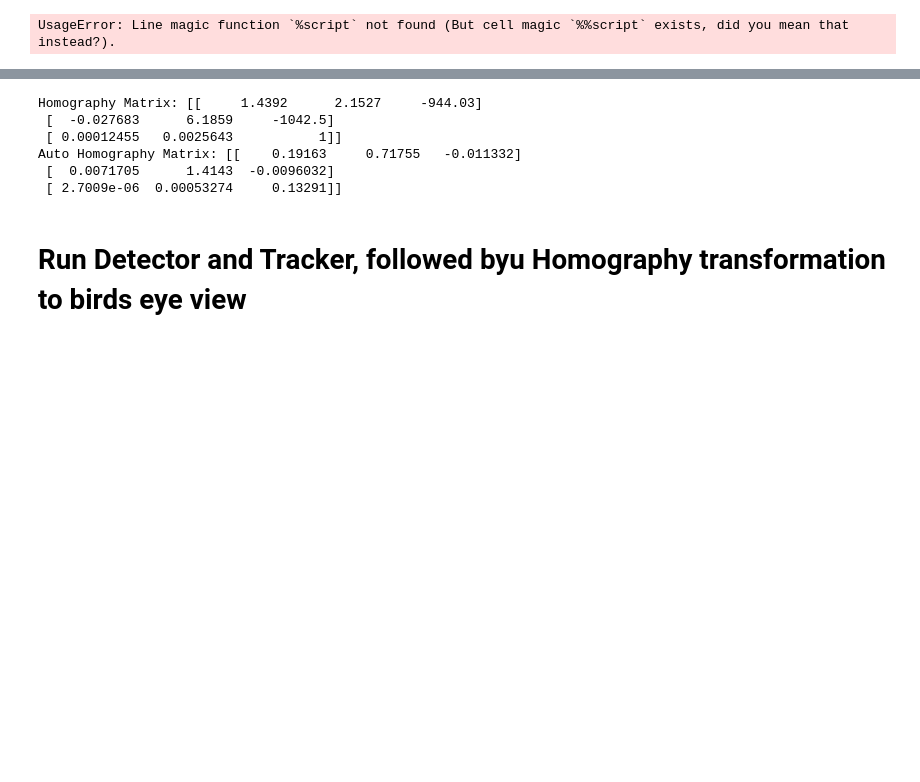
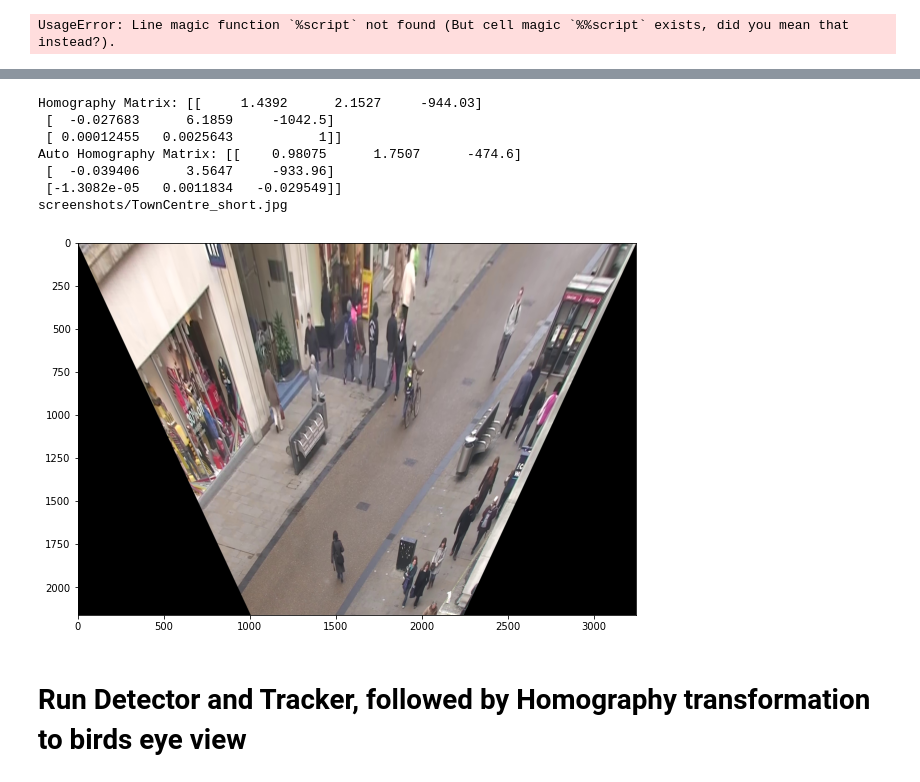
Before and after one commit to adrielkuek/ITSS_2022, a Jupyter notebook: CrowdAnalytics.ipynb, the cells around one changed output, grey strips where cells are left out. Saved outputs shown, nothing was run; the diff lists cells and outputs as text; code cells hidden in the pictures; blank space fills up the shorter version.

Commit message:
Added SPEC framework for auto BEV homography projection.

```diff
--- a/CrowdAnalytics.ipynb
+++ b/CrowdAnalytics.ipynb
@@ -96,13 +99,13 @@ save_dir = increment_path(Path(ROOT) / 'exp', exist_ok=True)
 save_dir.mkdir(parents=True, exist_ok=True)  # make dir
 
 # Load YOLO Model
-model = DetectMultiBackend('yolov5/models/crowdhuman_yolov5m.pt',
+model_yolo = DetectMultiBackend('yolov5/models/crowdhuman_yolov5m.pt',
                             device=device,
                             dnn=True)
-stride, names, pt, jit, _ = model.stride, model.names, model.pt, model.jit, model.onnx
+stride, names, pt, jit, _ = model_yolo.stride, model_yolo.names, model_yolo.pt, model_yolo.jit, model_yolo.onnx
 imgsz = check_img_size(imgsz, s=stride)
 
 half &= pt and device.type != 'cpu'
 if pt:
-    model.model.half() if half else model.model.float()
+    model_yolo.model.half() if half else model_yolo.model.float()
 # %% [output]
@@ -216,7 +237,7 @@ with torch.no_grad():
 
         # Inference
         visualize = increment_path(save_dir / Path(path).stem, mkdir=True) if visual else False
-        pred = model(img, augment=augment, visualize=visualize)
+        pred = model_yolo(img, augment=augment, visualize=visualize)
         t3 = time_sync()
         dt[1] += t3 - t2
 
@@ -230,7 +251,7 @@ with torch.no_grad():
             p, im0, _ = path, im0s.copy(), getattr(dataset, 'frame', 0)
 
             p = Path(p)  # to Path
-            save_path = str(save_dir / p.name)  # im.jpg, vid.mp4, ...
+            save_path = str(save_dir / p.name) # im.jpg, vid.mp4, ...
             s += '%gx%g ' % img.shape[2:]  # print string
 
             # annotator = Annotator(im0, line_width=2, pil=not ascii)
@@ -357,41 +764,64 @@ UsageError: Line magic function `%script` not found (But cell magic `%%script` e
 # %%
 import cv2
 import numpy as np
 import matplotlib.pyplot as plt
 
 # 4 point pairs - p1, p2, p3, p4
 points_birdseye = [[400,695],[828,770],[325,1181],[716,1263]]
 points_image = [[634,411],[1316,469],[231,717],[1031,847]]
-overhead_hmat = np.array([[0.1916320439247891638, 0.7175533976911367962, -0.01133240359600345970],
-                [0.007170477613692259090, 1.414341738339534471, -0.009603207928416342826],
-                [0.000002700896605900791288, 0.0005327386830370514463, 0.1329097656281789108]])
+
+# overhead_hmat2 =  np.array([[ 5.53137004e-01,  7.95275169e-01, -3.79599419e-02],
+#                     [  0.00000000e+00,  1.70191583e+00, -1.69922959e-01],
+#                     [  0.00000000e+00,  4.86714426e-04,  3.24959842e-01]])
+
+overhead_hmat_scaled_oxford = np.array([[1.916320439247891638e-01, 7.175533976911367962e-01, -1.133240359600345970e-02],
+                                [7.170477613692259090e-03, 1.414341738339534471e+00, -9.603207928416342826e-03],
+                                [2.700896605900791288e-06, 5.327386830370514463e-04, 1.329097656281789108e-01]])
+
+overhead_hmat_scaled_applestore = np.array([[9.807476724575517890e-01, 1.750721563034322026e+00, -4.745960040713702028e+02],
+                                [-3.940559474104118193e-02, 3.564696575623830466e+00, -9.339590536839616561e+02],
+                                [-1.308161370635335059e-05, 1.183384843931921306e-03, -2.954917251000888090e-02]])
+
+overhead_hmat_scaled_malldataset = np.array([[3.885117170374643991e-01, 6.311962088298972429e-01, -2.322080847492125760e-02],
+                                [5.999403272761874573e-02, 2.460310377305638507e+00, -1.470834138767576627e-02],
+                                [2.030447787618721710e-05, 8.326714400307154212e-04, 1.515470521987219432e-01]])
 
 # Get homography matrix through manual annotation
 h_mat, status = cv2.findHomography(np.array(points_image), np.array(points_birdseye))
 print(f'Homography Matrix: {h_mat}')
-print(f'Auto Homography Matrix: {overhead_hmat}')
+print(f'Auto Homography Matrix: {overhead_hmat_scaled_applestore}')
 
 # Read in image screenshot
-img_path = 'homography/OxfordTownCenter.png'
+# img_path = 'homography/OxfordTownCenter.png'
+img_path = os.path.join(screenshot_dir,filename)
+print(img_path)
 img_cv = cv2.imread(img_path)
 img_cv = cv2.cvtColor(img_cv, cv2.COLOR_BGR2RGB)
 
 # Perform perspective warping
-target_dim = (1080,1465)
+manual_dim = (1080,1465)
 overhead_dim = (2662,2160)
+overhead_dim2 = (2987,1440)
+overhead_dim3 = (1508,2160)
 
 # birdeye_pt = cv2.perspectiveTransform(bbox_pt, h_mat)
-warped_image = cv2.warpPerspective(img_cv, h_mat, dsize=target_dim, flags=cv2.INTER_CUBIC)
+# warped_image = cv2.warpPerspective(img_cv, h_mat, dsize=manual_dim, flags=cv2.INTER_CUBIC)
+# warped_image = cv2.warpPerspective(img_cv, overhead_hmat_scaled_malldataset, dsize=overhead_dim3, flags=cv2.INTER_CUBIC)
+
+warped_image = cv2.warpPerspective(img_cv, scaled_overhead_hmatrix, dsize=target_dim, flags=cv2.INTER_CUBIC)
+plt.figure(figsize=[10,10])
 plt.imshow(warped_image)
 plt.show()
 # plt.imsave('OxfordBirdsEye_HighRes.jpg', warped_image)
 # %% [output]
 Homography Matrix: [[     1.4392      2.1527     -944.03]
  [  -0.027683      6.1859     -1042.5]
  [ 0.00012455   0.0025643           1]]
-Auto Homography Matrix: [[    0.19163     0.71755   -0.011332]
- [  0.0071705      1.4143  -0.0096032]
- [ 2.7009e-06  0.00053274     0.13291]]
+Auto Homography Matrix: [[    0.98075      1.7507      -474.6]
+ [  -0.039406      3.5647     -933.96]
+ [-1.3082e-05   0.0011834   -0.029549]]
+screenshots/TownCentre_short.jpg
+[figure, added]
 # %%
 # Resize image function
 def hconcat_resize_min(im_list, interpolation=cv2.INTER_CUBIC):
@@ -400,7 +830,7 @@ def hconcat_resize_min(im_list, interpolation=cv2.INTER_CUBIC):
                       for im in im_list]
     return cv2.hconcat(im_list_resize)
 # %% [markdown]
-# Run Detector and Tracker, followed byu Homography transformation to birds eye view
+# Run Detector and Tracker, followed by Homography transformation to birds eye view
 # %%
 import cv2
 import numpy as np
```
Also changed, not shown: parts of 14 cells of this notebook, 43 other files.
